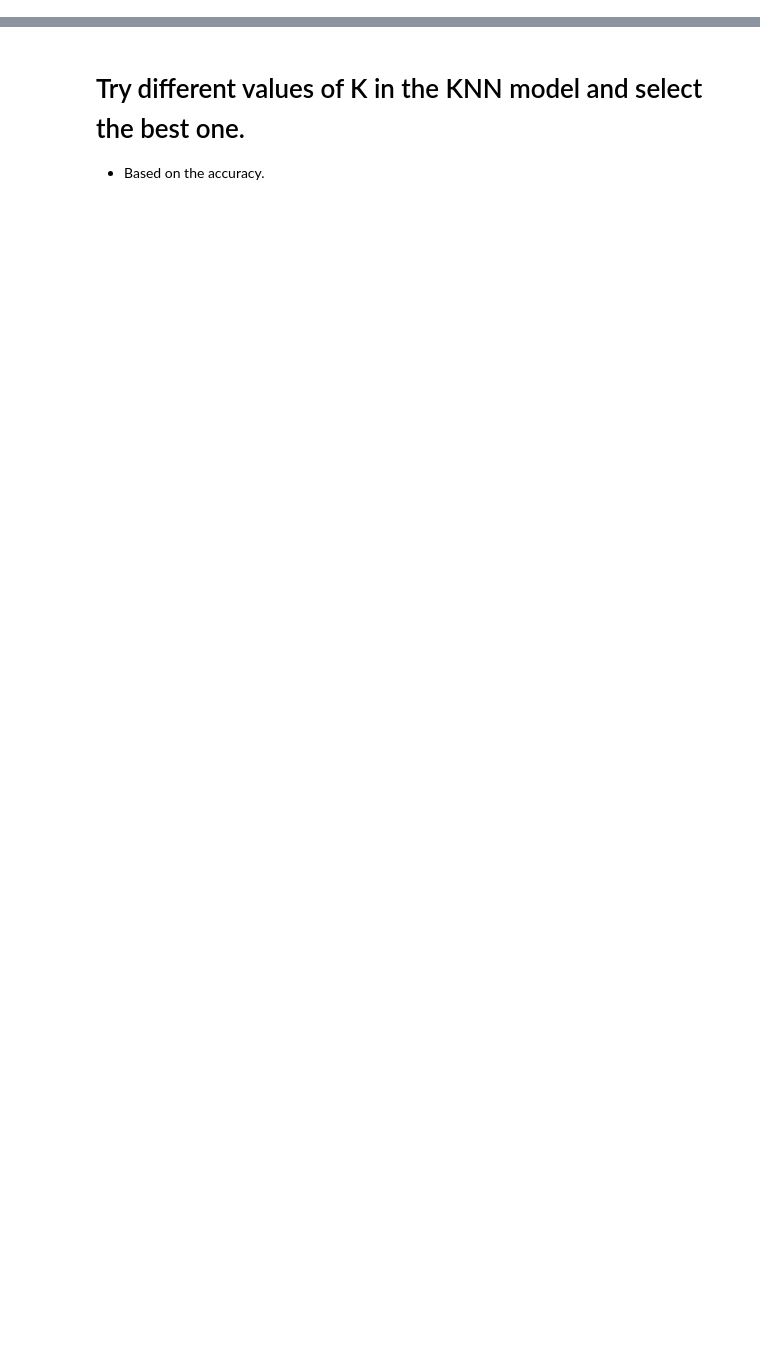
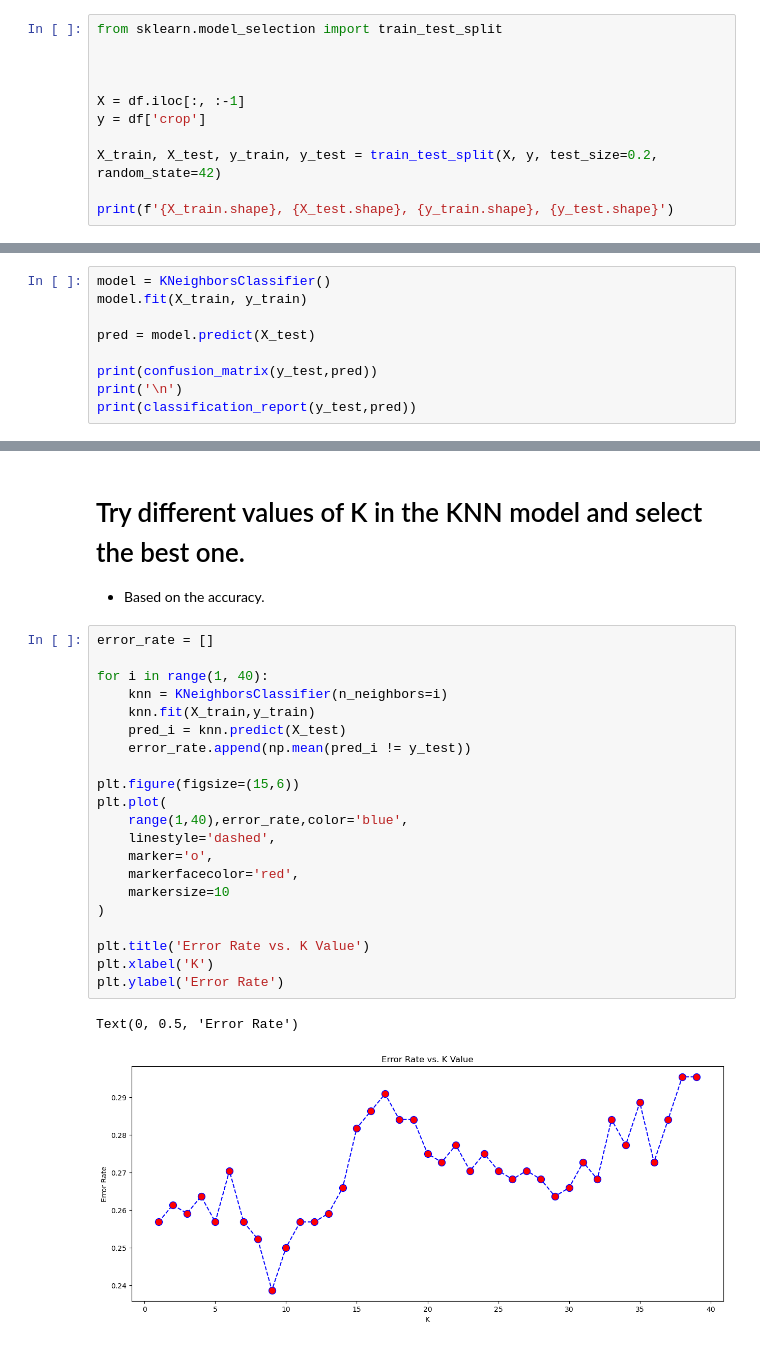
Before and after one commit to Tuwaiq-Data-Science-Bootcamp-V5/KNN-Lab1, a Jupyter notebook: Assignment.ipynb, the cells around one changed output, grey strips where cells are left out. Saved outputs shown, nothing was run; the diff lists cells and outputs as text; blank space fills up the shorter version.

```diff
--- a/Assignment.ipynb
+++ b/Assignment.ipynb
@@ -30,3 +110,14 @@ In this project, you will apply machine learning to build a multi-class classifi
 # Train test split
 
 - Test size is 20%
+# %%
+from sklearn.model_selection import train_test_split
+
+
+
+X = df.iloc[:, :-1]
+y = df['crop']
+
+X_train, X_test, y_train, y_test = train_test_split(X, y, test_size=0.2, random_state=42)
+
+print(f'{X_train.shape}, {X_test.shape}, {y_train.shape}, {y_test.shape}')
@@ -50,3 +299,12 @@ In this project, you will apply machine learning to build a multi-class classifi
 # Train a default KNN model, make predictions and evaluate the model
 
 - Accuracy, f1-score, precision, recall, confusion matrix, and classification report.
+# %%
+model = KNeighborsClassifier()
+model.fit(X_train, y_train)
+
+pred = model.predict(X_test)
+
+print(confusion_matrix(y_test,pred))
+print('\n')
+print(classification_report(y_test,pred))
@@ -54,3 +330,27 @@ In this project, you will apply machine learning to build a multi-class classifi
 # Try different values of K in the KNN model and select the best one.
 
 - Based on the accuracy.
+# %%
+error_rate = []
+
+for i in range(1, 40):
+    knn = KNeighborsClassifier(n_neighbors=i)
+    knn.fit(X_train,y_train)
+    pred_i = knn.predict(X_test)
+    error_rate.append(np.mean(pred_i != y_test))
+
+plt.figure(figsize=(15,6))
+plt.plot(
+    range(1,40),error_rate,color='blue',
+    linestyle='dashed',
+    marker='o',
+    markerfacecolor='red',
+    markersize=10
+)
+
+plt.title('Error Rate vs. K Value')
+plt.xlabel('K')
+plt.ylabel('Error Rate')
+# %% [output]
+Text(0, 0.5, 'Error Rate')
+[figure, added]
```
Also changed, not shown: parts of 13 cells of this notebook.
